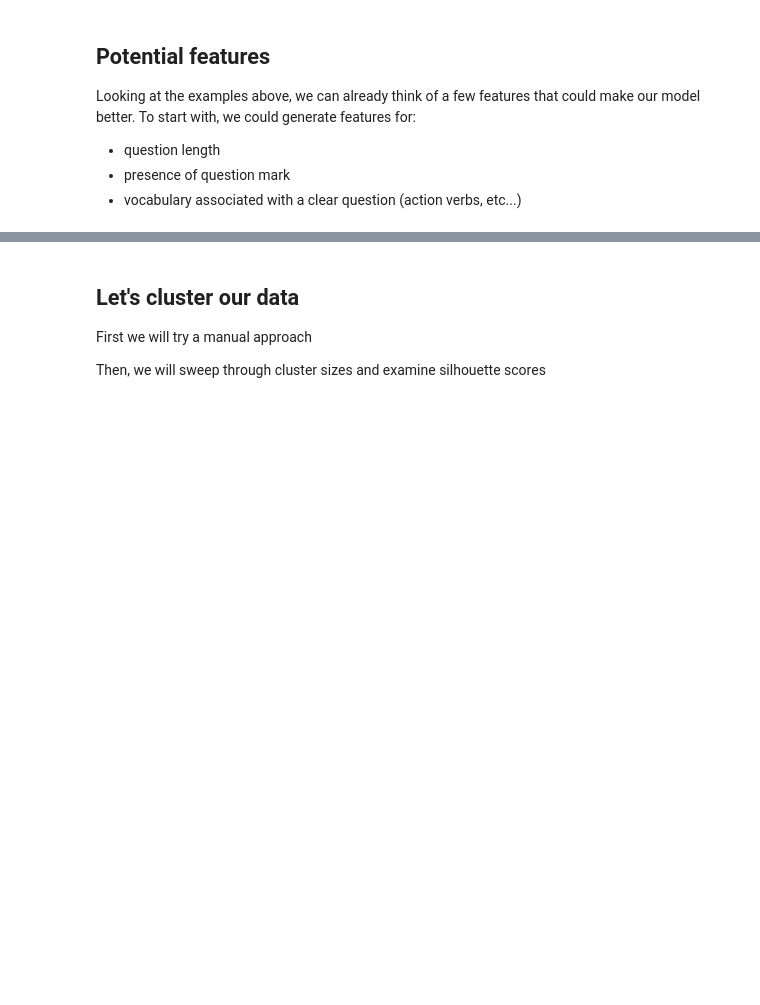
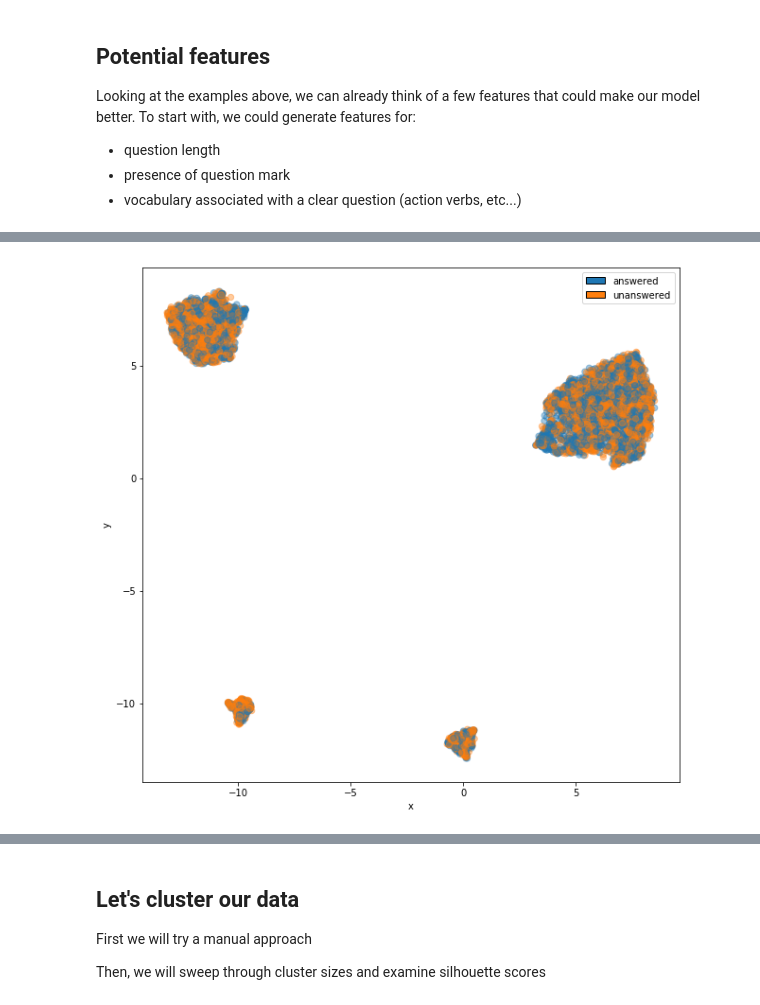
Before and after one commit to hundredblocks/ml-powered-applications, a Jupyter notebook: dataset_deep_dive.ipynb, the cells around one changed output, grey strips where cells are left out. Saved outputs shown, nothing was run; the diff lists cells and outputs as text; code cells hidden in the pictures; blank space fills up the shorter version.

```diff
--- a/dataset_deep_dive.ipynb
+++ b/dataset_deep_dive.ipynb
@@ -211,7 +246,9 @@ vectorized_features.shape
 umap_embedder = umap.UMAP()
 umap_features = umap_embedder.fit_transform(vectorized_features)
 # %%
-plot_embeddings(umap_features)
+plot_embeddings(umap_features, sent_labels)
+# %% [output]
+[figure, added]
 # %%
 # plot_figure = get_interactive_umap_embeddings_plot(umap_features, sent_labels, raw_text, legends=sent_labels)
 # show(plot_figure)
```
Also changed, not shown: parts of 23 cells of this notebook.
